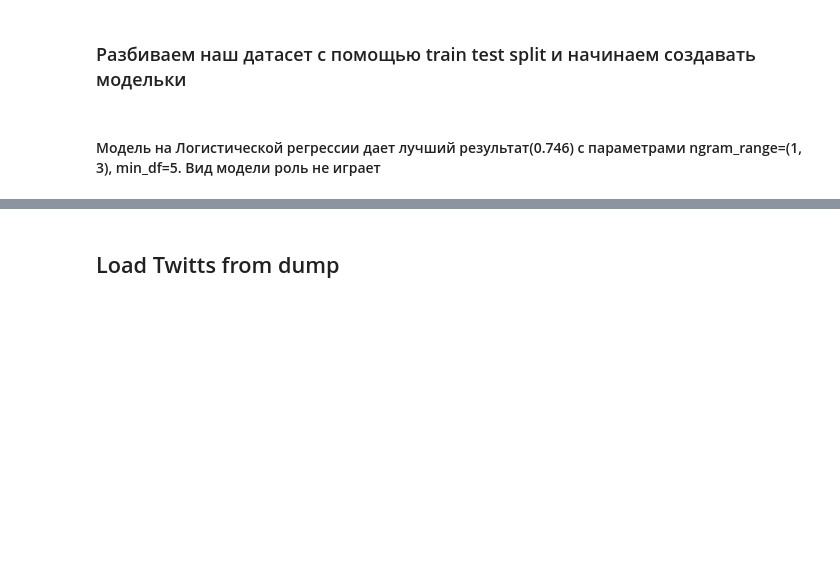
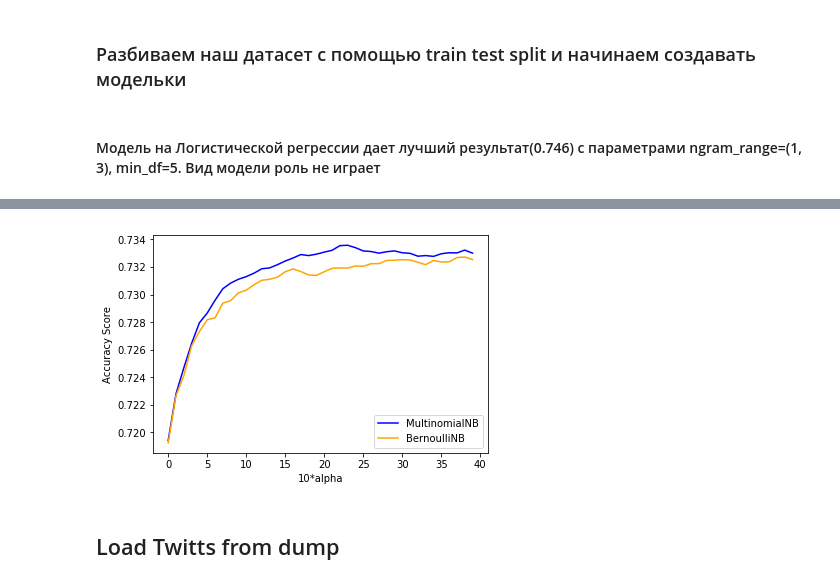
Before and after one commit to LoskutovAnton/Tweets-Sentiment-Analysis, a Jupyter notebook: TwitterSemantic.ipynb, the cells around one changed output, grey strips where cells are left out. Saved outputs shown, nothing was run; the diff lists cells and outputs as text; code cells hidden in the pictures; blank space fills up the shorter version.

```diff
--- a/TwitterSemantic.ipynb
+++ b/TwitterSemantic.ipynb
@@ -237,0 +175,2 @@ plt.show()
+# %%
+model_gradboost.fit(X_train, y_train)
@@ -237,0 +205,2 @@ plt.show()
+# %%
+model_gradboost_tf_idf.fit(X_train, y_train)
@@ -238,3 +340,12 @@ plt.show()
+# %%
+plt.plot(as_nb, 'b', label='MultinomialNB')
+plt.plot(as_bb, 'orange', label='BernoulliNB')
+plt.legend(loc='lower right')
+plt.ylabel('Accuracy Score')
+plt.xlabel('10*alpha')
+plt.show()
+# %% [output]
+[figure, added]
 # %% [markdown]
 ## Load Twitts from dump
 # %%
```
Also changed, not shown: parts of 42 cells of this notebook.
